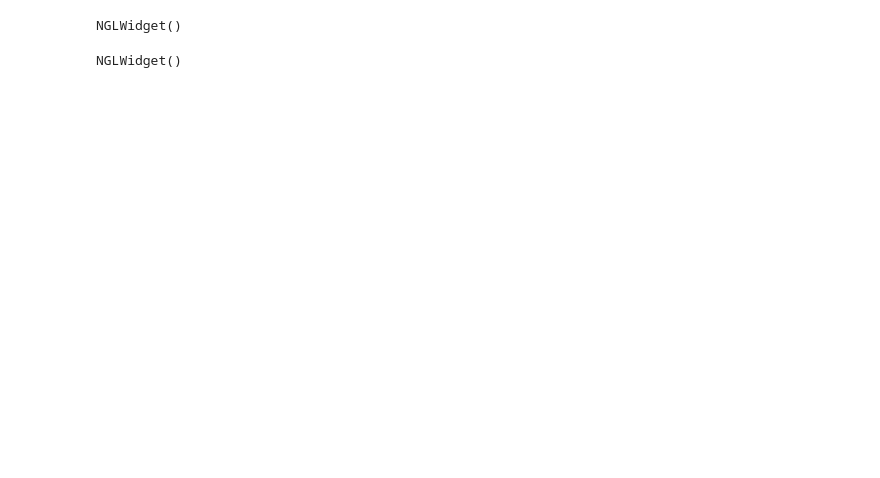
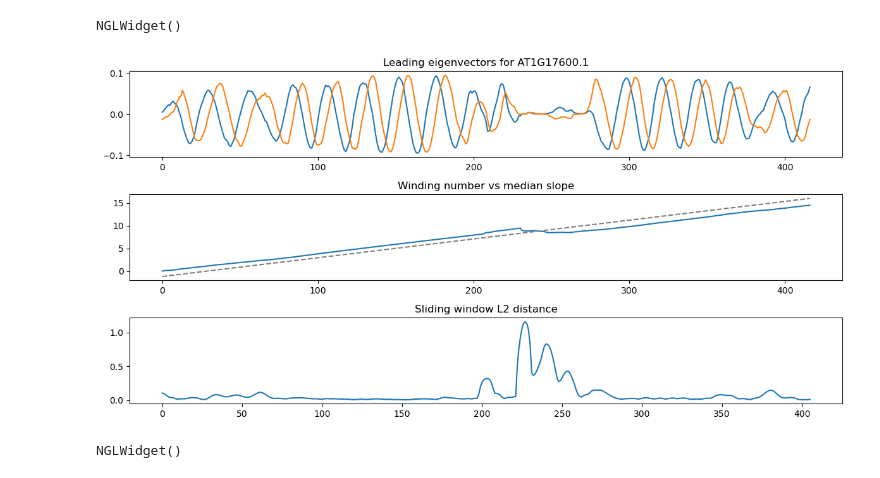
Before and after one commit to boxu855/nglview-LRR, a Jupyter notebook: ngl_view.ipynb, the cells around one changed output. Saved outputs shown, nothing was run; the diff lists cells and outputs as text; code cells hidden in the pictures; blank space fills up the shorter version.

```diff
--- a/ngl_view.ipynb
+++ b/ngl_view.ipynb
@@ -372,11 +337,13 @@ a, b = cutoff_d[protid]
 
 scheme = []
 prev = 0
+nonmotifcolor = 'green'
+motifcolor = 'red'
 for motif in [pos for pos in motifs_d[protid] if pos <b]:
-    scheme += [['blue', f"{prev}-{motif-1}"], ["red", f"{motif}-{motif}"]]
+    scheme += [[nonmotifcolor, f"{prev}-{motif-1}"], [motifcolor, f"{motif}-{motif}"]]
     prev = motif+1
 if motif < b:
-    scheme.append(["blue", f"{prev}-{b}"])
+    scheme.append([nonmotifcolor, f"{prev}-{b}"])
 
 nv.color.ColormakerRegistry.add_selection_scheme(
     "my_custom_scheme", scheme
@@ -448,9 +408,9 @@ def mode_slope(data, small, big):
 swms_d = {}
 eigslope_d = {}
 swl2_d = {}
-for protid in A:
-    # if protid != 'AT1G61180.1':
-    #     continue
+for protid in protlist:
+    if protid != 'AT1G17600.1':
+        continue
     v = np.load('npy/eigenmatrix_nlrome/%s.npy'%protid)
     s = v[:,0]
     c = v[:,1]
@@ -469,36 +429,54 @@ for protid in A:
 
     M = 10
     swl2 = []
+
     for ii in range(len(winding) - M-1):
         res = winding[ii:ii+M]-slope*np.arange(ii,ii+M)
         res -= np.mean(res)
         swl2.append(np.linalg.norm(res))
+
+    '''
+    slopes = []
+    small = 5
+    big = 10
+    for ii in range(len(winding) - M-1):
+        slopes = []
+        weights = []
+        data = winding[ii:ii+M]
+        for i in range(len(data) - small):
+            for j in range(i + small, min(i + big, len(data))):
+                m = (data[j]-data[i])/(j-i)
+                slopes.append(m)
+        swl2.append(np.linalg.norm(slopes-slope))
+    '''
 
     swl2_d[protid]= swl2
 
     # bins = np.linspace(min(swl2), max(swl2), 100)
     # scores = np.digitize(swl2, bins, 100)/100
 
     smoothened = scipy.ndimage.gaussian_filter(swl2, 2)
 
     offset = np.mean(winding - slope*np.arange(len(winding)))
     print
 
     plt.figure(figsize=(12, 6))
     plt.subplot(311)
     plt.plot(flip*s)
     plt.plot(flip*c)
     plt.title("Leading eigenvectors for %s"%protid)
     plt.subplot(312)
     plt.plot(flip*winding)
     plt.plot(flip*slope*np.arange(len(winding))-offset, c = 'grey', linestyle = '--')
     plt.title("Winding number vs median slope")
     plt.subplot(313)
     plt.plot(swl2)
     plt.title("Sliding window L2 distance")
     plt.tight_layout()
 
-    # plt.show()
-    # break
+    plt.show()
+    break
     plt.savefig(make_path('plots', 'swl2', f'{protid}.png'))
     plt.close()
+# %% [output]
+[figure, added]
```
Also changed, not shown: parts of 11 cells of this notebook, 4 other files.
